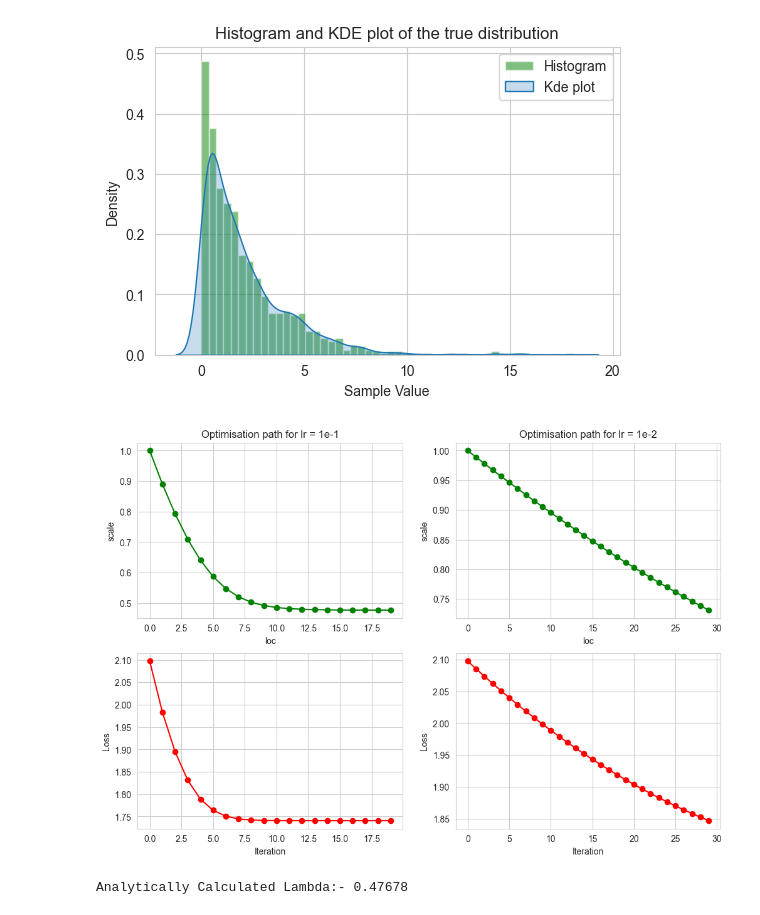
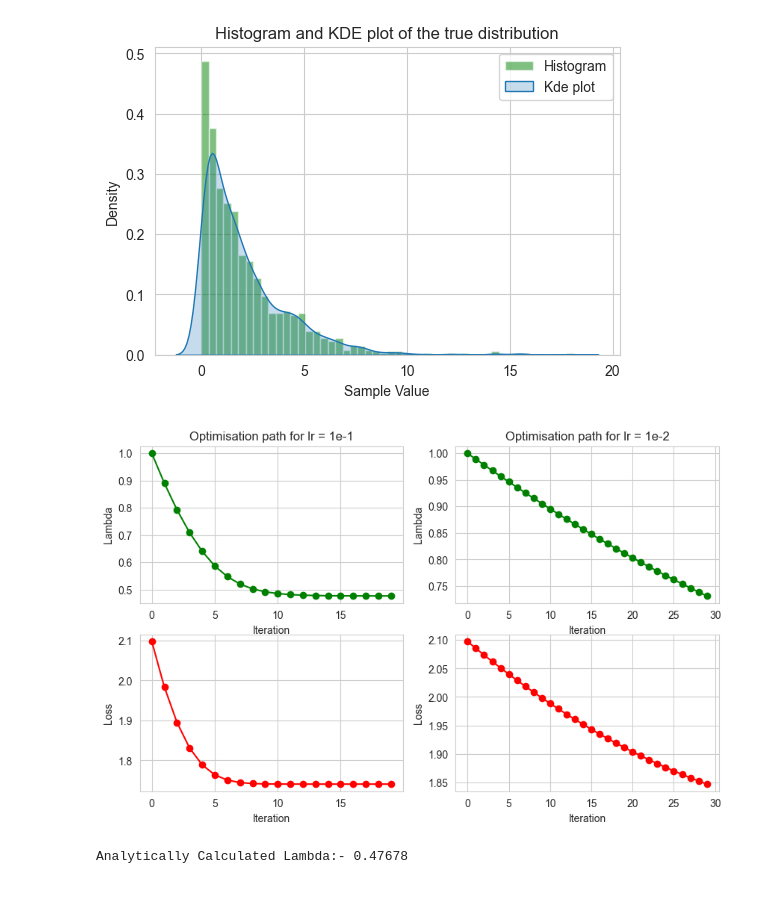
Before and after one commit to Gaurav17Joshi/PML661, a Jupyter notebook: Assignment1/Assignment1_sub.ipynb, the cells around one changed output. Drawn from its saved outputs; the diff is of its cells as text; code cells hidden in the pictures.

```diff
--- a/Assignment1/Assignment1_sub.ipynb
+++ b/Assignment1/Assignment1_sub.ipynb
@@ -288,0 +277,8 @@ plt.show()
+# %%
+x = torch.tensor([0.1, 2.5])
+xs, losses = optimiser(loss_fun, x, learning_rate = 0.020, num_iterations = 400)
+print( "The final estimate for lr = 0.02: " ,xs[-1], "with final loss: ", [losses[-1]])
+xs, losses = optimiser(loss_fun, x, learning_rate = 0.100, num_iterations = 400)
+print( "The final estimate for lr = 0.1: " ,xs[-1], "with final loss: ", [losses[-1]])
+
+print("MLE estimate for the mean: ", mean_mle, std_mle, "with loss: ", loss_fun(torch.tensor([mean_mle, std_mle])))
@@ -288,0 +376,8 @@ plt.show()
+# %%
+x = torch.tensor([0.1, np.log(2.5)])
+xs, losses = optimiser(sp_loss_fun, x, learning_rate = 0.020, num_iterations = 400)
+print( "The final estimate for lr = 0.02: " ,(xs[-1][0], np.exp(xs[-1][1])), "with final loss: ", [losses[-1]])
+xs, losses = optimiser(sp_loss_fun, x, learning_rate = 0.100, num_iterations = 400)
+print( "The final estimate for lr = 0.1: " ,(xs[-1][0], np.exp(xs[-1][1])), "with final loss: ", [losses[-1]])
+
+print("MLE estimate for the mean: ", mean_mle, std_mle, "with loss: ", loss_fun(torch.tensor([mean_mle, std_mle])))
@@ -349,57 +560,38 @@ plt.show()
 data = true_samples
 def loss_fun(x):
     distr = dist.Exponential(x)
     return -distr.log_prob(data).mean()
 
-# The varaiable tensor, whose operations are to be stored, (initial value set to be (-1,-1.5))
+# The varaiable tensor, whose operations are to be stored, x = lambda
 x = torch.tensor([1.0])
-
-def optimiser(loss_fun, x_init, learning_rate, num_iterations):
-    xs = []
-    losses = []
-    x = x_init.clone().requires_grad_(True)
-    for i in range(num_iterations):
-        loss = loss_fun(x)
-        loss.backward()
-        xs.append(x.detach().numpy().copy())
-        losses.append(loss.item())
-        x.data = x.data - learning_rate * x.grad
-        x.grad.zero_()
-    return xs, losses
 
 xs, losses = optimiser(loss_fun, x, learning_rate = 1e-1, num_iterations = 20)
 xs2, losses2 = optimiser(loss_fun, x, learning_rate = 1e-2, num_iterations = 30)
 
 loc_range = torch.linspace(0, 4, 100)
 scale_range = torch.linspace(0.5, 18, 100)
 loc_grid, scale_grid = torch.meshgrid(loc_range, scale_range)
 
 # Plotting the loss curve
-fig, ax = plt.subplots(2,2, figsize=(12,8))
-
-# contour = ax[0,0].contourf(loc_grid, scale_grid, log_likelihood_grid, levels=20, cmap='viridis')
-# contour2 = ax[0,1].contourf(loc_grid, scale_grid, log_likelihood_grid, levels=20, cmap='viridis')
-# plt.colorbar(contour, label='Log-Likelihood')
-# plt.colorbar(contour2, label='Log-Likelihood')
+fig, ax = plt.subplots(2,2, figsize=(10,6))
 
 # Plotting the path taken by theta during optimization
 ax[0,0].plot(xs, marker='o', color = "green")
 ax[0,1].plot(xs2, marker='o', color = "green")
-ax[0,0].set_xlabel('loc'); ax[0,1].set_xlabel('loc')
-ax[0,0].set_ylabel('scale'); ax[0,1].set_ylabel('scale')
+ax[0,0].set_xlabel('Iteration'); ax[0,1].set_xlabel('Iteration')
+ax[0,0].set_ylabel('Lambda'); ax[0,1].set_ylabel('Lambda')
 ax[0,0].set_title('Optimisation path for lr = 1e-1'); ax[0,1].set_title('Optimisation path for lr = 1e-2')
 
 # Plotting the loss curve
 ax[1,0].plot(losses, marker='o', color = "red")
 ax[1,0].set_xlabel('Iteration')
 ax[1,0].set_ylabel('Loss')
 ax[1,1].plot(losses2, marker='o', color = "red")
 ax[1,1].set_xlabel('Iteration')
 ax[1,1].set_ylabel('Loss')
-
 plt.show()
 # %% [output]
-[figure, old version]
+[figure, new version]
 # %%
 # Analytically Calculated Lambda:-
 print("Analytically Calculated Lambda:-", "{:.5f}".format(1/np.mean(true_samples.numpy())) )
```
Also changed, not shown: parts of 37 cells of this notebook, 1 other file.
